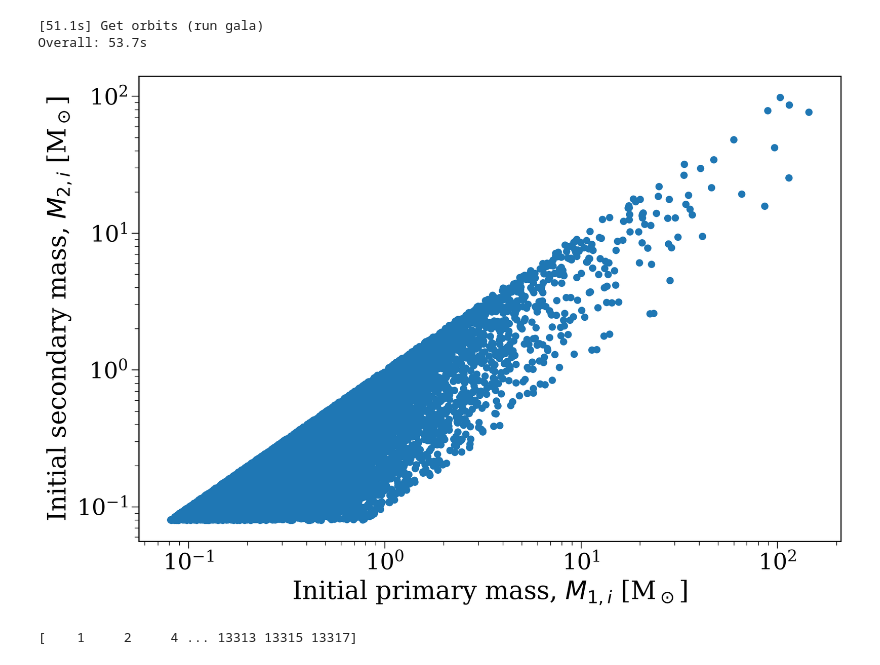
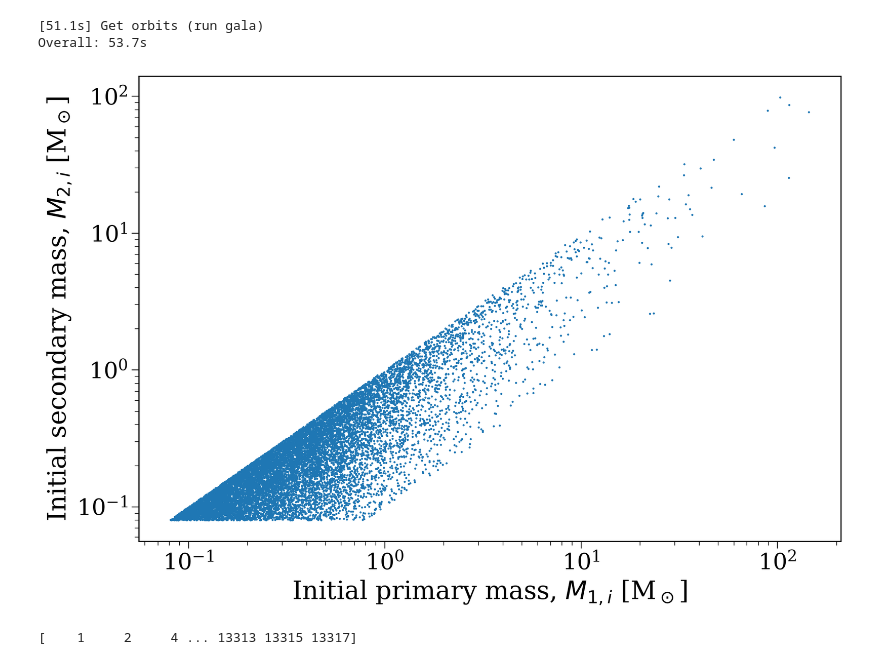
Before and after one commit to TeamCogsworth/cogsworth-school, a Jupyter notebook: notebooks/astronuc.ipynb, the cells around one changed output. Drawn from its saved outputs; the diff is of its cells as text; code cells hidden in the pictures.

```diff
--- a/notebooks/astronuc.ipynb
+++ b/notebooks/astronuc.ipynb
@@ -211,17 +211,18 @@ Ended up with 13325 binaries with m1 > 0 solar masses
 Overall: 53.7s
 # %%
 fig, ax = plt.subplots()
-ax.scatter(p.initial_binaries["mass_1"], p.initial_binaries["mass_2"])
+ax.scatter(p.initial_binaries["mass_1"], p.initial_binaries["mass_2"], s=1, rasterized=True)
 
 ax.set(
     xscale="log",
     yscale="log",
     xlabel="Initial primary mass, $M_{1, i}$ [M$_\odot$]",
     ylabel="Initial secondary mass, $M_{2, i}$ [M$_\odot$]",
 )
+plt.savefig("../docs/_static/astronuc/initial_masses.png", bbox_inches="tight", dpi=300)
 plt.show()
 # %% [output]
-[figure, old version]
+[figure, new version]
 # %%
 mass_ratio_mask = (p.initial_binaries["mass_2"] / p.initial_binaries["mass_1"]) < 0.5
 # %%
```
Also changed, not shown: 4 other files.
